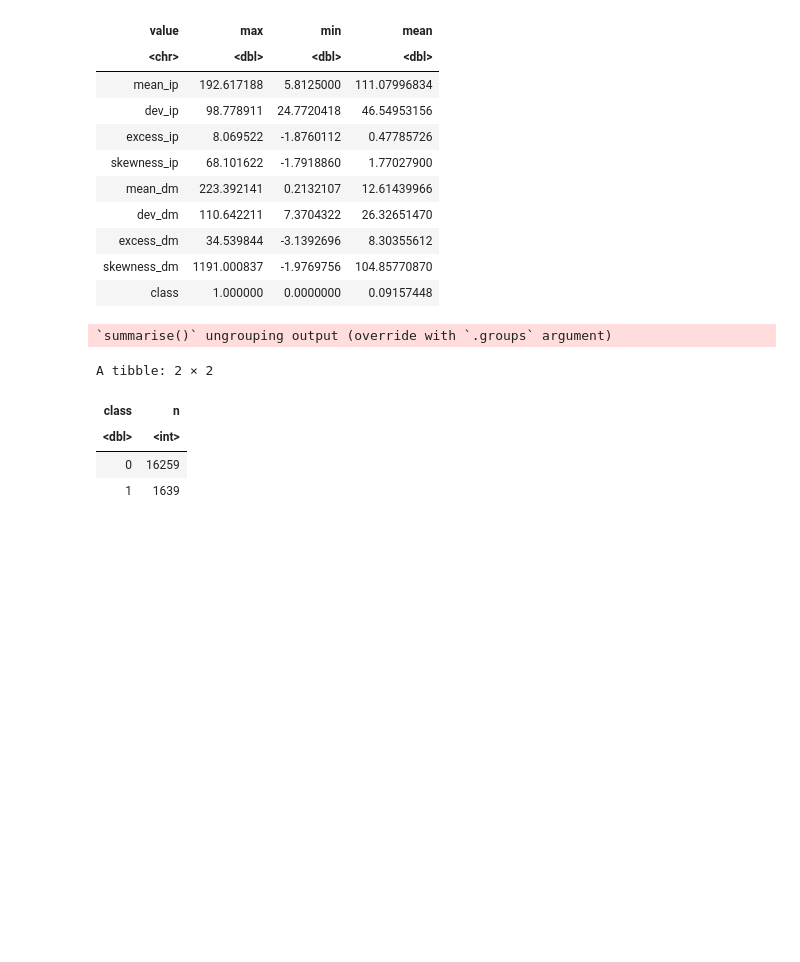
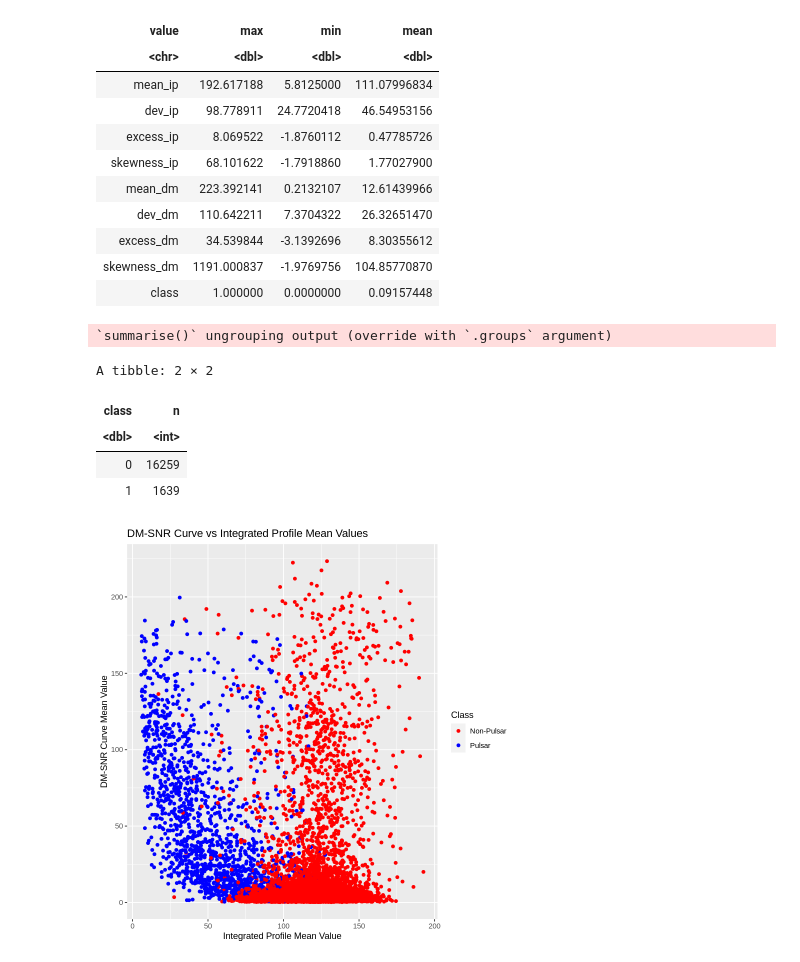
Before and after one commit to kseniak1/DSCI100-Project, a Jupyter notebook: Ksenia_notebook.ipynb, the cells around one changed output. Drawn from its saved outputs; the diff is of its cells as text; code cells hidden in the pictures; blank space fills up the shorter version.

Commit message:
Created graph of mean values

```diff
--- a/Ksenia_notebook.ipynb
+++ b/Ksenia_notebook.ipynb
@@ -114,3 +116,12 @@ A tibble: 2 × 2
 | <dbl> | <int> |
 | 0 | 16259 |
 | 1 | 1639 |
+# %%
+means_graph <- ggplot(pulsar_data, aes(x = mean_ip, y = mean_dm, color = as_factor(class))) +
+                geom_point() +
+                labs(x = "Integrated Profile Mean Value", y = "DM-SNR Curve Mean Value", color = "Class") +
+                ggtitle("DM-SNR Curve vs Integrated Profile Mean Values") +
+                scale_color_manual(labels = c("Non-Pulsar", "Pulsar"), values = c("brown2", "blue"))
+means_graph
+# %% [output]
+[figure, added]
```
Also changed, not shown: parts of 1 cell of this notebook.
